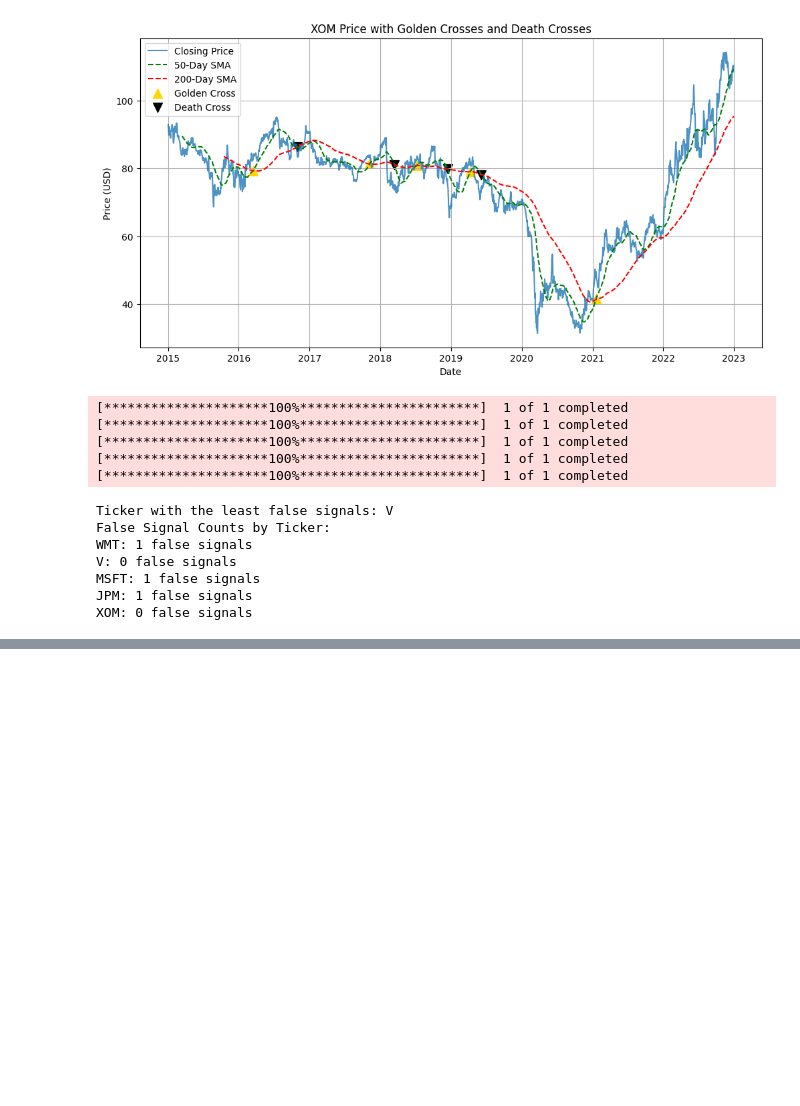
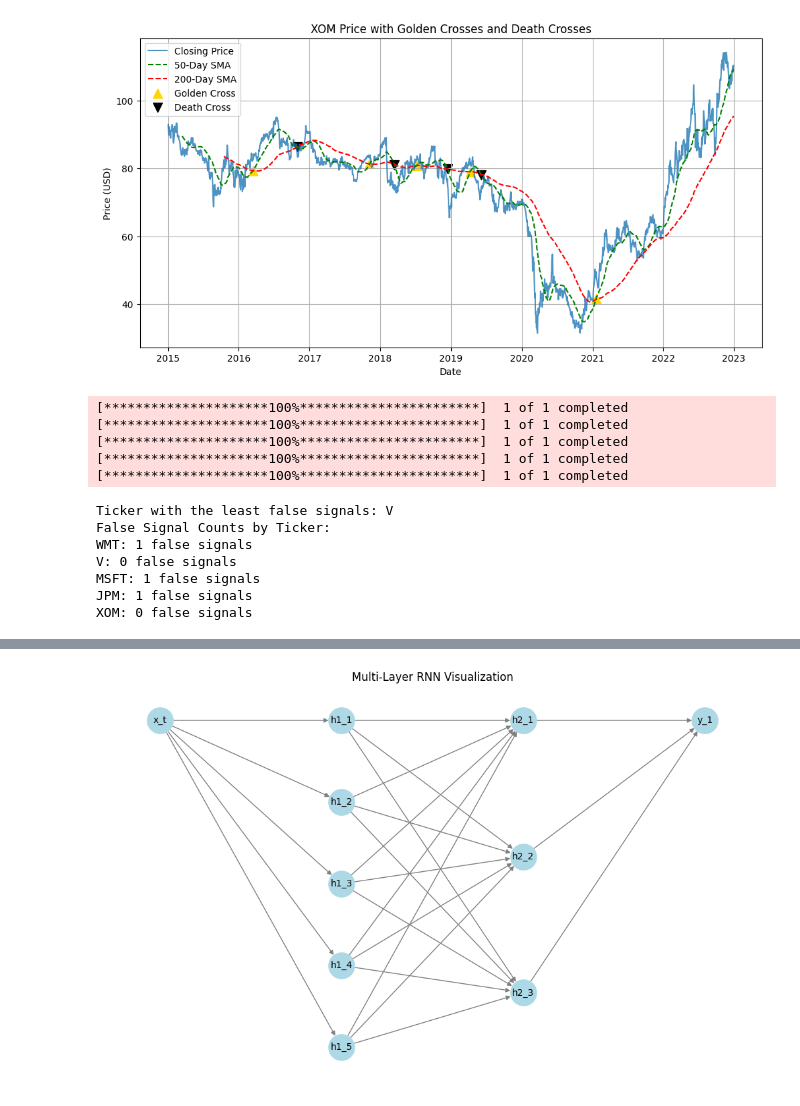
Before and after one commit to LucasMazza42/LearnPytorch, a Jupyter notebook: LSTM-skratch.ipynb, the cells around one changed output, grey strips where cells are left out. Drawn from its saved outputs; the diff is of its cells as text; code cells hidden in the pictures; blank space fills up the shorter version.

```diff
--- a/LSTM.ipynb
+++ b/LSTM-skratch.ipynb
@@ -193,7 +193,7 @@ import yfinance as yf
 # Define stock symbols and parameters
 stock_symbols = ['WMT', 'V', 'MSFT', 'JPM', 'XOM']
 look_ahead = 20  # Number of days to look ahead
-threshold = 0.10  # 5% price change
+threshold = 0.05  # 5% price change
 false_signals_count = {}  # Dictionary to store false signal counts for each ticker
 
 # Analyze each ticker
@@ -254,0 +324,48 @@ XOM: 0 false signals
+# %%
+import matplotlib.pyplot as plt
+import networkx as nx
+
+def visualize_multi_layer_rnn(hidden_size_1, hidden_size_2, output_size):
+    G = nx.DiGraph()
+    pos = {}  # Position of each node in the graph
+    node_labels = {}  # Labels for nodes
+
+    # Input layer
+    G.add_node("x_t", pos=(0, 2))
+    node_labels["x_t"] = "x_t"
+
+    # First hidden layer
+    for i in range(hidden_size_1):
+        node_name = f"h1_{i+1}"
+        G.add_node(node_name, pos=(1, 2 - (i * 0.3)))
+        node_labels[node_name] = node_name
+        G.add_edge("x_t", node_name)  # Connect input to hidden layer 1
+
+    # Second hidden layer
+    for j in range(hidden_size_2):
+        node_name = f"h2_{j+1}"
+        G.add_node(node_name, pos=(2, 2 - (j * 0.5)))
+        node_labels[node_name] = node_name
+        for i in range(hidden_size_1):
+            G.add_edge(f"h1_{i+1}", node_name)  # Connect hidden layer 1 to layer 2
+
+    # Output layer
+    for k in range(output_size):
+        node_name = f"y_{k+1}"
+        G.add_node(node_name, pos=(3, 2))
+        node_labels[node_name] = node_name
+        for j in range(hidden_size_2):
+            G.add_edge(f"h2_{j+1}", node_name)  # Connect hidden layer 2 to output
+
+    # Plot the graph
+    pos = nx.get_node_attributes(G, 'pos')
+    plt.figure(figsize=(10, 6))
+    nx.draw(G, pos, with_labels=False, node_size=800, node_color="lightblue", edge_color="gray")
+    nx.draw_networkx_labels(G, pos, labels=node_labels, font_size=10)
+    plt.title("Multi-Layer RNN Visualization")
+    plt.show()
+
+# Visualize the RNN with the given parameters
+visualize_multi_layer_rnn(hidden_size_1=5, hidden_size_2=3, output_size=1)
+# %% [output]
+[figure, added]
```
Also changed, not shown: parts of 11 cells of this notebook, 2 other files.
